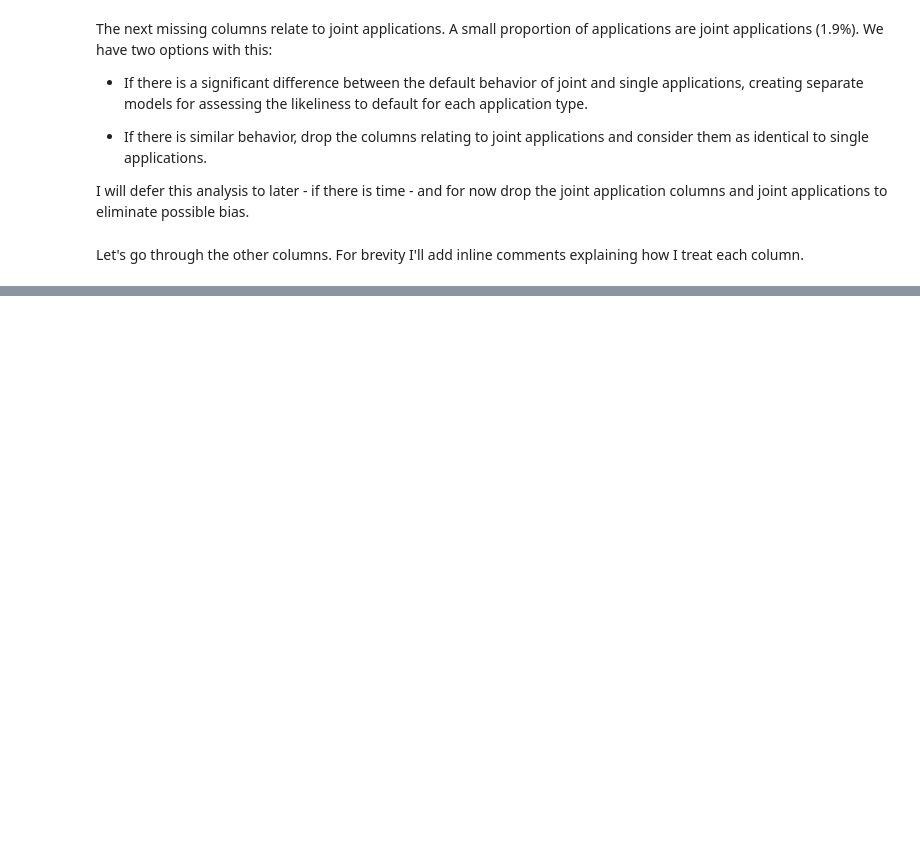
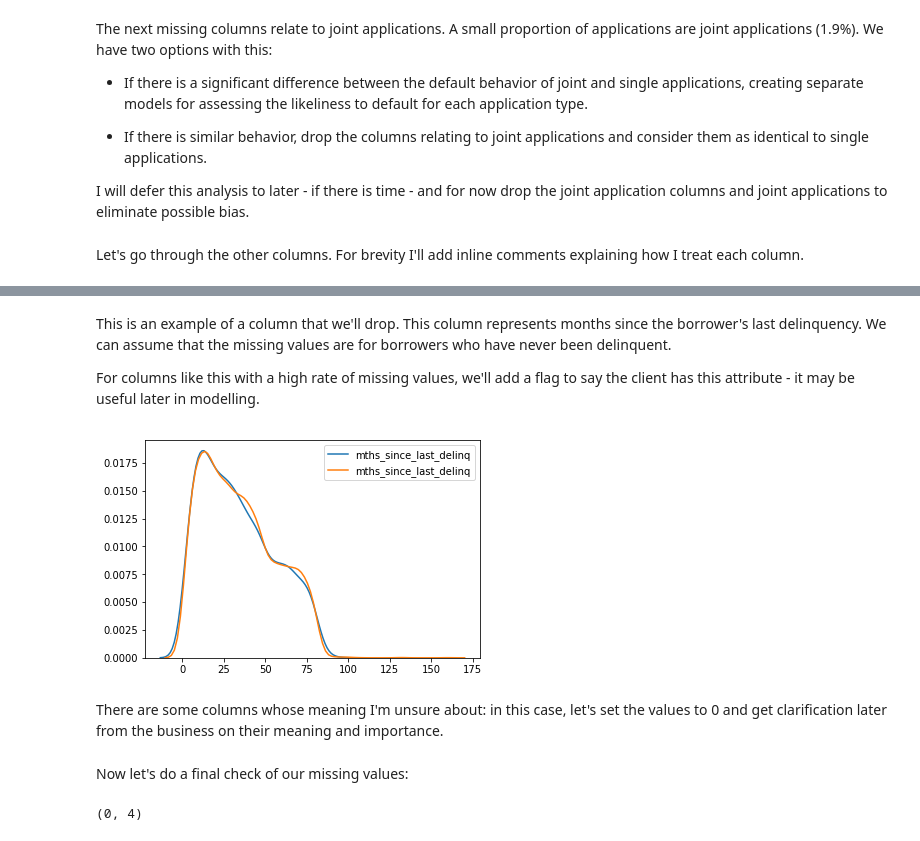
Before and after one commit to andmikey/lendingclub-analysis, a Jupyter notebook: notebooks/exploratory/190912-mandrejc-explore-data.ipynb, the cells around one changed output, grey strips where cells are left out. Saved outputs shown, nothing was run; the diff lists cells and outputs as text; code cells hidden in the pictures; blank space fills up the shorter version.

Commit message:
Finish filling in missing values

```diff
--- a/notebooks/exploratory/190912-mandrejc-explore-data.ipynb
+++ b/notebooks/exploratory/190912-mandrejc-explore-data.ipynb
@@ -559,0 +602,11 @@ df.drop(columns = cols_to_drop, inplace = True, errors = 'ignore')
+# %% [markdown]
+This is an example of a column that we'll drop. This column represents months since the borrower's last delinquency. We can assume that the missing values are for borrowers who have never been delinquent.
+
+For columns like this with a high rate of missing values, we'll add a flag to say the client has this attribute - it may be useful later in modelling.
+# %%
+val = "mths_since_last_delinq"
+drop_na = df.dropna(axis = 0, subset = [val])
+ax = sns.kdeplot(drop_na[drop_na["target"]][val])
+ax = sns.kdeplot(drop_na[~drop_na["target"]][val])
+# %% [output]
+[figure, added]
@@ -559,0 +623,2 @@ df.drop(columns = cols_to_drop, inplace = True, errors = 'ignore')
+# %% [markdown]
+There are some columns whose meaning I'm unsure about: in this case, let's set the values to 0 and get clarification later from the business on their meaning and importance.
@@ -559,0 +629,6 @@ df.drop(columns = cols_to_drop, inplace = True, errors = 'ignore')
+# %% [markdown]
+Now let's do a final check of our missing values:
+# %%
+missing_values_df(df).shape
+# %% [output]
+(0, 4)
```
Also changed, not shown: parts of 9 cells of this notebook.
